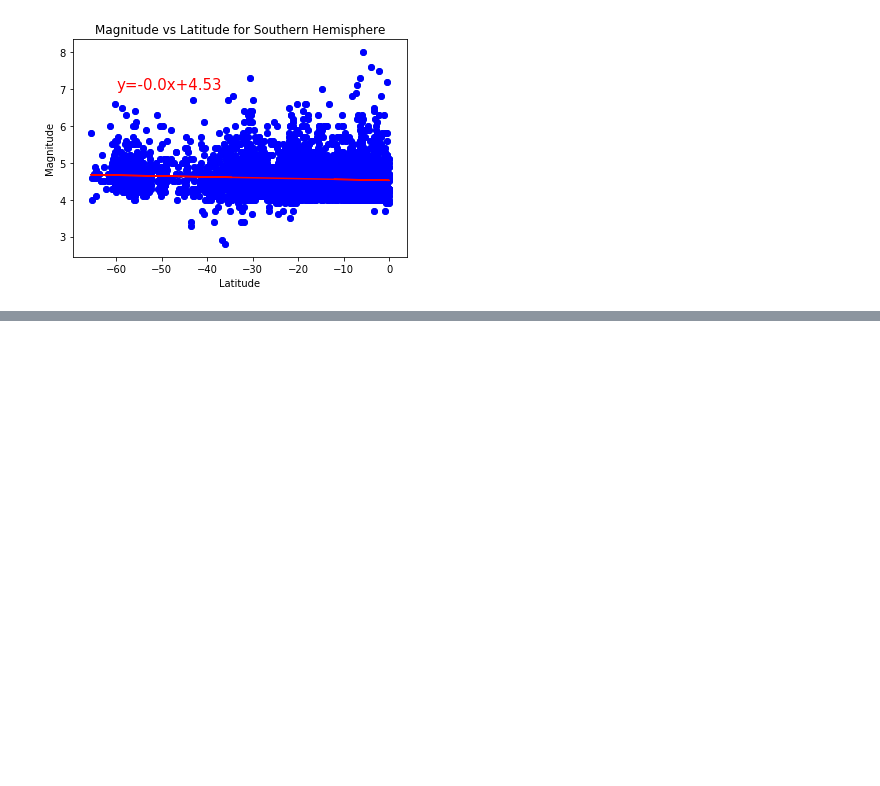
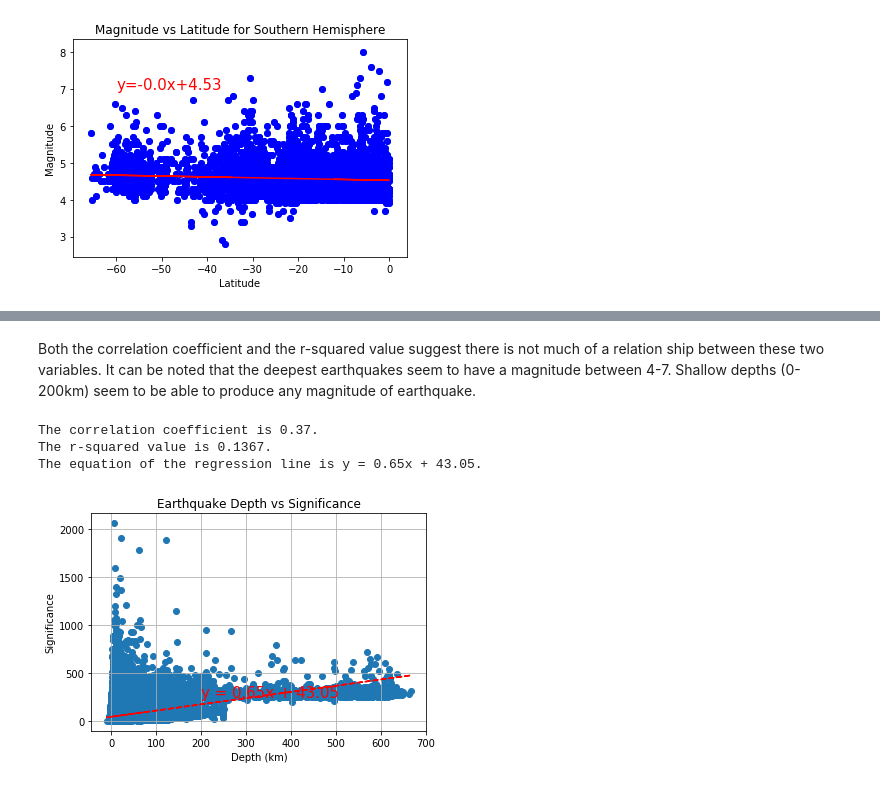
Before and after one commit to SarahZ22/Tremors_Analysis-Earthquake_Visualizations, a Jupyter notebook: EarthquakesNB.ipynb, the cells around one changed output, grey strips where cells are left out. Cells and saved outputs as stored; diff of their text form; code cells hidden in the pictures; blank space fills up the shorter version.

```diff
--- a/EarthquakesNB.ipynb
+++ b/EarthquakesNB.ipynb
@@ -198,0 +263,33 @@ The r-squared value is 0.006559880715560423
+# %% [markdown]
+Both the correlation coefficient and the r-squared value suggest there is not much of a relation ship between these two variables. It can be noted that the deepest earthquakes seem to have a magnitude between 4-7. Shallow depths (0-200km) seem to be able to produce any magnitude of earthquake.
+# %%
+#This let me to ask since shallow depth can produce any magnitude quake is there a correlation between depth and significance?
+
+x_values = filtered_quakesdf["Depth"]
+y_values = filtered_quakesdf["Significance"]
+
+(slope, intercept, rvalue, pvalue, stderr) = linregress(x_values, y_values)
+regress_values = x_values * slope + intercept
+line_eq = "y = " + str(round(slope,2)) + "x + " + str(round(intercept,2))
+
+cod =round(rvalue**2, 4)
+corr_coeff = round(st.pearsonr(x_values,y_values)[0], 2)
+
+plt.scatter(x_values, y_values)
+plt.grid(which="both")
+plt.plot(x_values, regress_values, "r--")
+plt.annotate(line_eq, (200,250), fontsize=15, color ='r')
+plt.title("Earthquake Depth vs Significance")
+plt.xlabel("Depth (km)")
+plt.ylabel("Significance")
+
+plt.savefig("Images/earthquakedepvssig.png")
+
+print(f'The correlation coefficient is {corr_coeff}.')
+print(f'The r-squared value is {cod}.')
+print(f'The equation of the regression line is {line_eq}.')
+# %% [output]
+The correlation coefficient is 0.37.
+The r-squared value is 0.1367.
+The equation of the regression line is y = 0.65x + 43.05.
+[figure, added]
```
Also changed, not shown: parts of 14 cells of this notebook.
